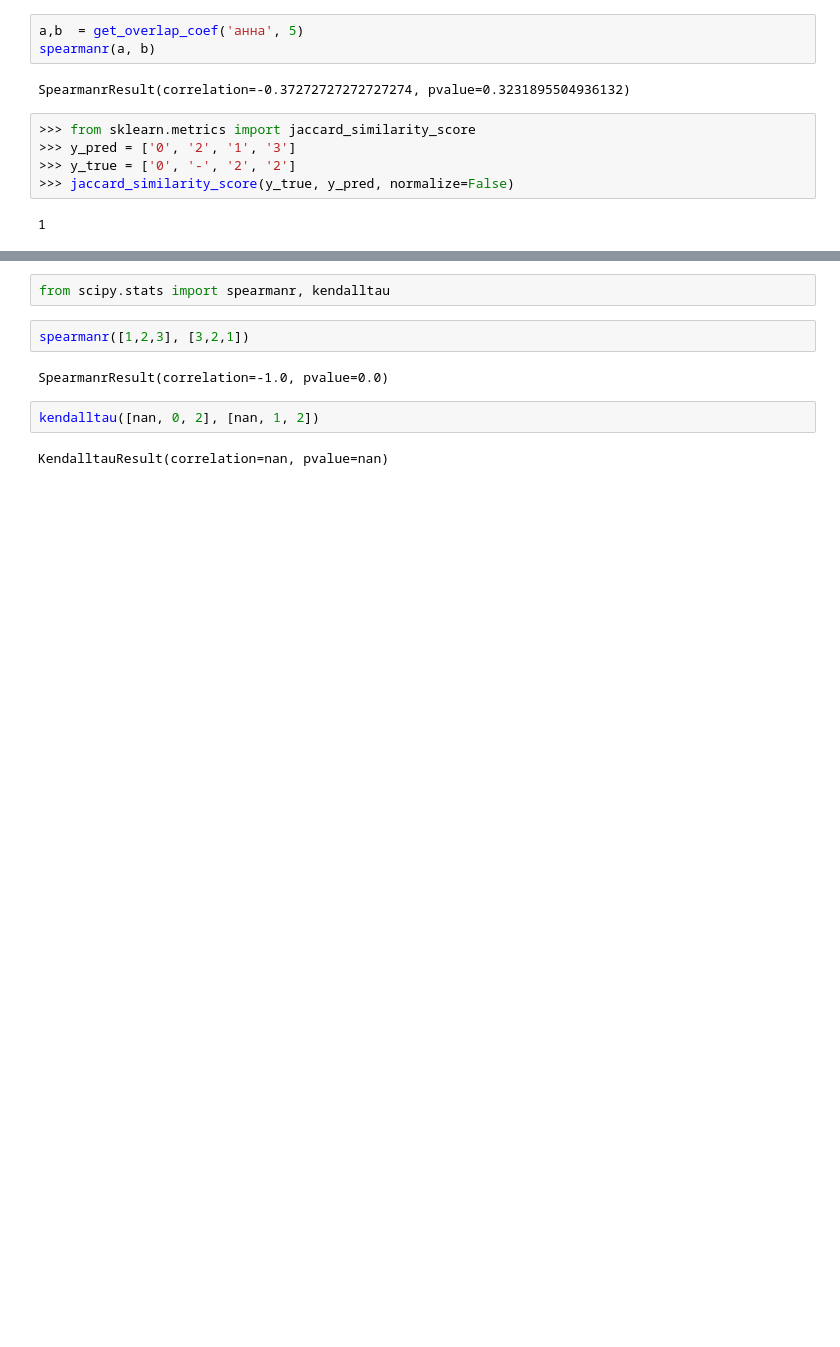
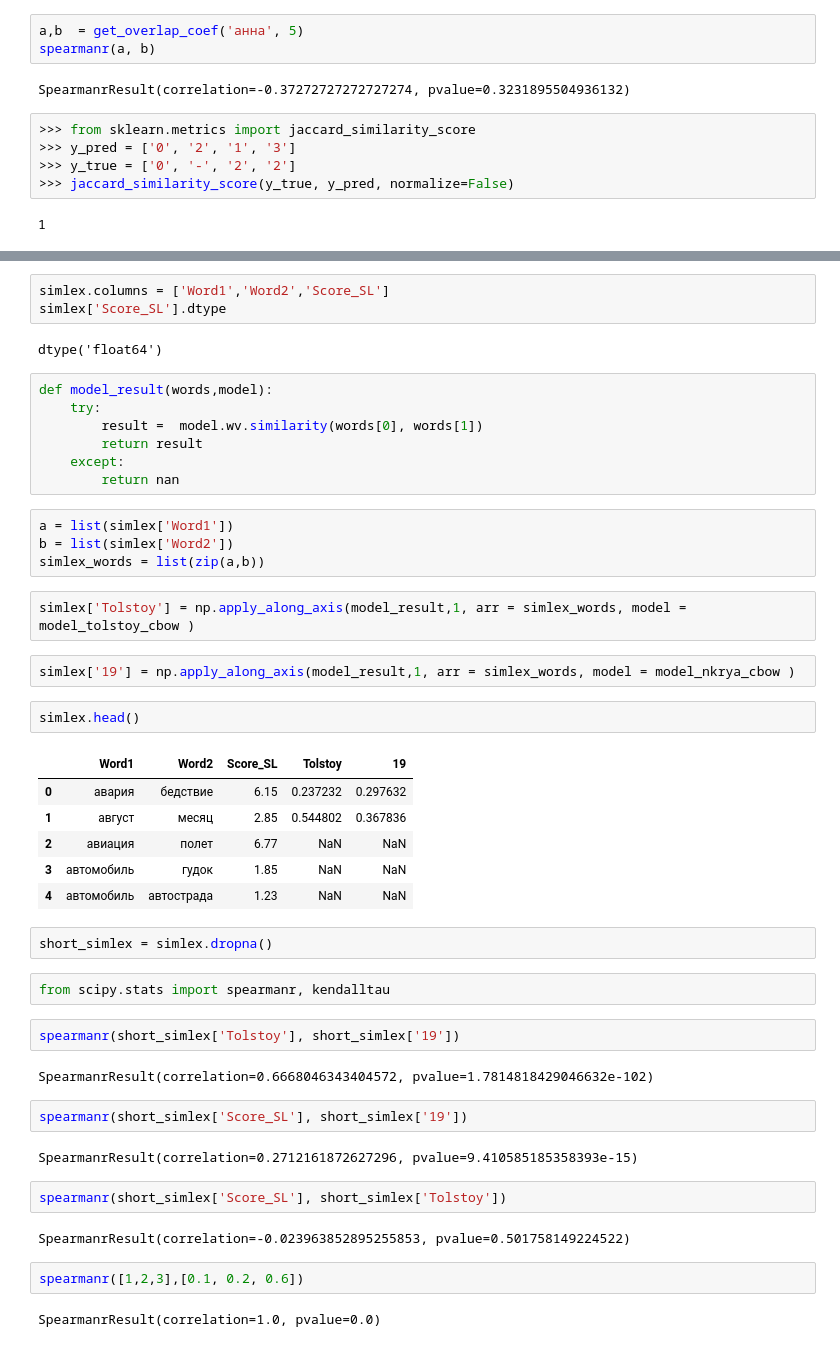
Before and after one commit to dkbrz/Tolstoy_Word_Usage, a Jupyter notebook: Tolstoy Word Usage.ipynb, the cells around one changed output, grey strips where cells are left out. Cells and saved outputs as stored; diff of their text form; blank space fills up the shorter version.

Commit message:
ru simlex

```diff
--- a/Tolstoy Word Usage.ipynb
+++ b/Tolstoy Word Usage.ipynb
@@ -460,10 +398,49 @@ print(in_common(word, n))
+# %%
+simlex.columns = ['Word1','Word2','Score_SL']
+simlex['Score_SL'].dtype
+# %% [output]
+dtype('float64')
+# %%
+def model_result(words,model):
+    try:
+        result =  model.wv.similarity(words[0], words[1])
+        return result
+    except:
+        return nan
+# %%
+a = list(simlex['Word1'])
+b = list(simlex['Word2'])
+simlex_words = list(zip(a,b))
+# %%
+simlex['Tolstoy'] = np.apply_along_axis(model_result,1, arr = simlex_words, model = model_tolstoy_cbow )
+# %%
+simlex['19'] = np.apply_along_axis(model_result,1, arr = simlex_words, model = model_nkrya_cbow )
+# %%
+simlex.head()
+# %% [output]
+|  | Word1 | Word2 | Score_SL | Tolstoy | 19 |
+| 0 | авария | бедствие | 6.15 | 0.237232 | 0.297632 |
+| 1 | август | месяц | 2.85 | 0.544802 | 0.367836 |
+| 2 | авиация | полет | 6.77 | NaN | NaN |
+| 3 | автомобиль | гудок | 1.85 | NaN | NaN |
+| 4 | автомобиль | автострада | 1.23 | NaN | NaN |
+# %%
+short_simlex = simlex.dropna()
 # %%
 from scipy.stats import spearmanr, kendalltau
+# %%
+spearmanr(short_simlex['Tolstoy'], short_simlex['19'])
+# %% [output]
+SpearmanrResult(correlation=0.6668046343404572, pvalue=1.7814818429046632e-102)
+# %%
+spearmanr(short_simlex['Score_SL'], short_simlex['19'])
+# %% [output]
+SpearmanrResult(correlation=0.2712161872627296, pvalue=9.410585185358393e-15)
+# %%
+spearmanr(short_simlex['Score_SL'], short_simlex['Tolstoy'])
+# %% [output]
+SpearmanrResult(correlation=-0.023963852895255853, pvalue=0.501758149224522)
 # %%
-spearmanr([1,2,3], [3,2,1])
+spearmanr([1,2,3],[0.1, 0.2, 0.6])
 # %% [output]
-SpearmanrResult(correlation=-1.0, pvalue=0.0)
+SpearmanrResult(correlation=1.0, pvalue=0.0)
-# %%
-kendalltau([nan, 0, 2], [nan, 1, 2])
-# %% [output]
-KendalltauResult(correlation=nan, pvalue=nan)
```
Also changed, not shown: parts of 42 cells of this notebook, 1 other file.
